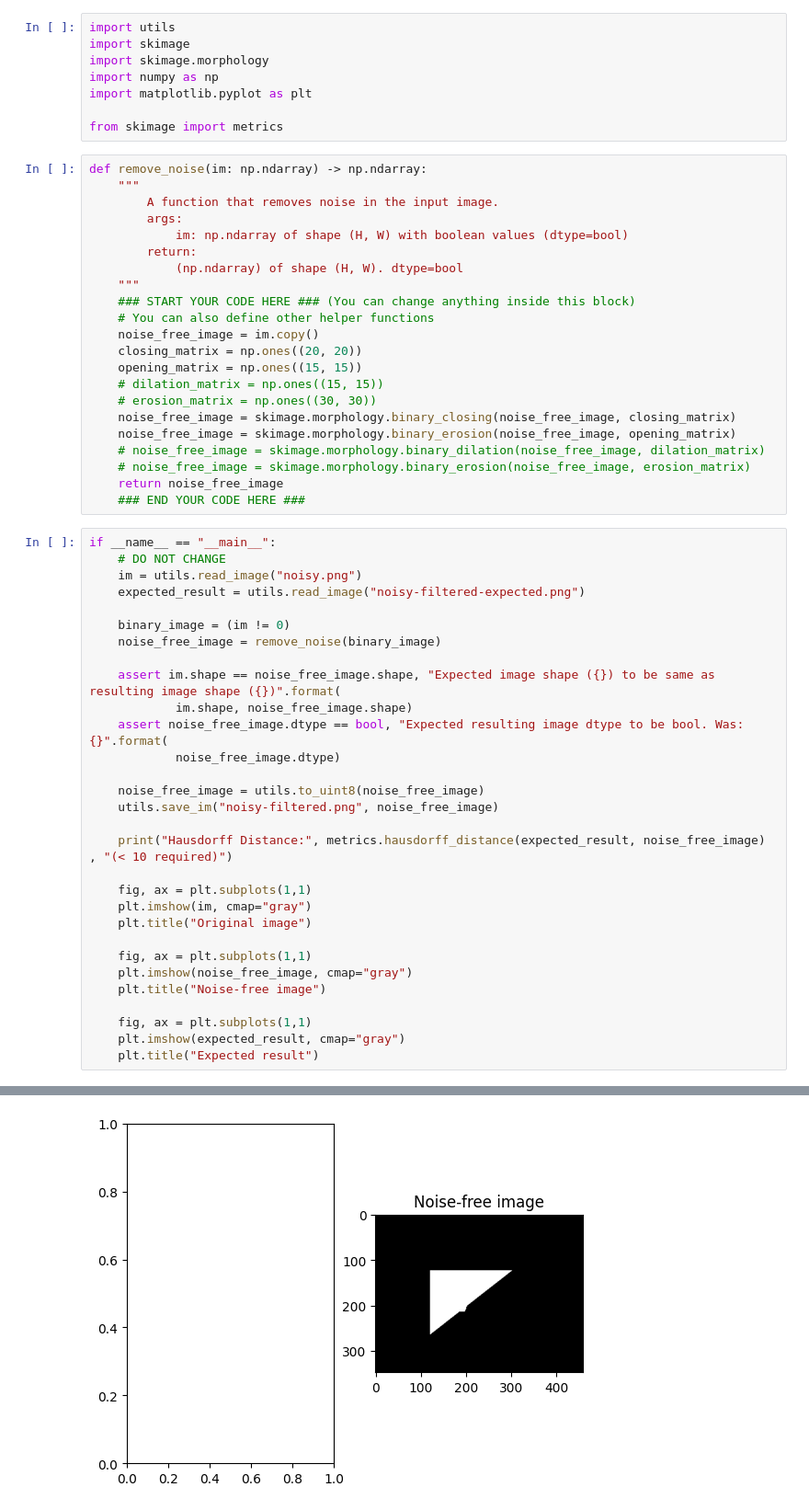
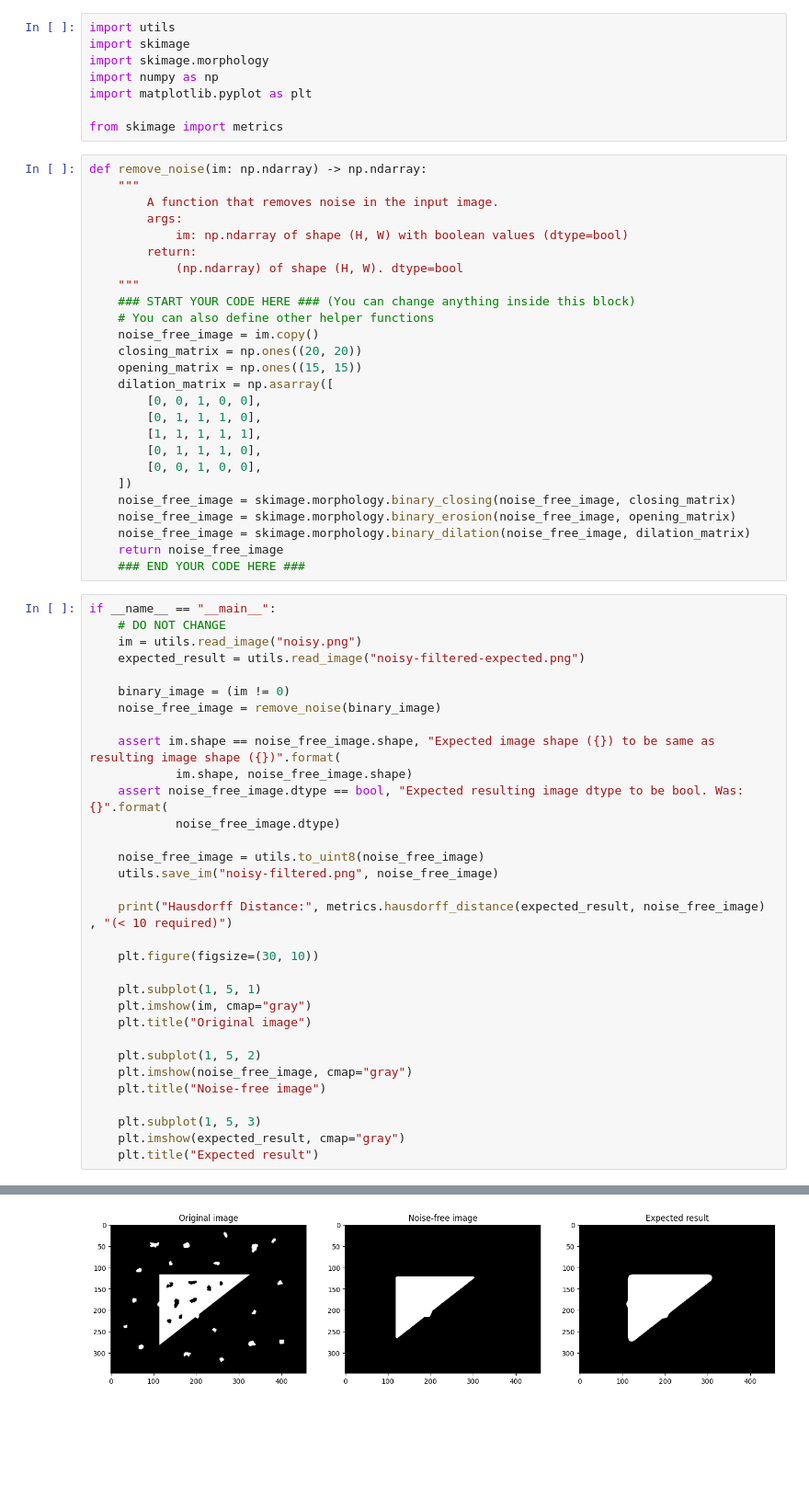
Before and after one commit to Fanchoir302/TDT4195-StarterCode-2025, a Jupyter notebook: Assignment 3/noise_filtering.ipynb, the cells around one changed output, grey strips where cells are left out. Shown at 92% size. Cells and saved outputs as stored; diff of their text form; blank space fills up the shorter version.

```diff
--- a/Assignment 3/noise_filtering.ipynb
+++ b/Assignment 3/noise_filtering.ipynb
@@ -20,12 +20,16 @@ def remove_noise(im: np.ndarray) -> np.ndarray:
     noise_free_image = im.copy()
     closing_matrix = np.ones((20, 20))
     opening_matrix = np.ones((15, 15))
-    # dilation_matrix = np.ones((15, 15))
-    # erosion_matrix = np.ones((30, 30))
+    dilation_matrix = np.asarray([
+        [0, 0, 1, 0, 0],
+        [0, 1, 1, 1, 0],
+        [1, 1, 1, 1, 1],
+        [0, 1, 1, 1, 0],
+        [0, 0, 1, 0, 0],
+    ])
     noise_free_image = skimage.morphology.binary_closing(noise_free_image, closing_matrix)
     noise_free_image = skimage.morphology.binary_erosion(noise_free_image, opening_matrix)
-    # noise_free_image = skimage.morphology.binary_dilation(noise_free_image, dilation_matrix)
-    # noise_free_image = skimage.morphology.binary_erosion(noise_free_image, erosion_matrix)
+    noise_free_image = skimage.morphology.binary_dilation(noise_free_image, dilation_matrix)
     return noise_free_image
     ### END YOUR CODE HERE ###
 # %%
@@ -47,15 +51,17 @@ if __name__ == "__main__":
 
     print("Hausdorff Distance:", metrics.hausdorff_distance(expected_result, noise_free_image) , "(< 10 required)")
 
-    fig, ax = plt.subplots(1,1)
+    plt.figure(figsize=(30, 10))
+
+    plt.subplot(1, 5, 1)
     plt.imshow(im, cmap="gray")
     plt.title("Original image")
 
-    fig, ax = plt.subplots(1,1)
+    plt.subplot(1, 5, 2)
     plt.imshow(noise_free_image, cmap="gray")
     plt.title("Noise-free image")
 
-    fig, ax = plt.subplots(1,1)
+    plt.subplot(1, 5, 3)
     plt.imshow(expected_result, cmap="gray")
     plt.title("Expected result")
 # %% [output]
@@ -66 +72 @@ Hausdorff Distance: 11.0 (< 10 required)
-[figure, old version]
+[figure, new version]
```
Also changed, not shown: parts of 1 cell of this notebook, 1 other file.
